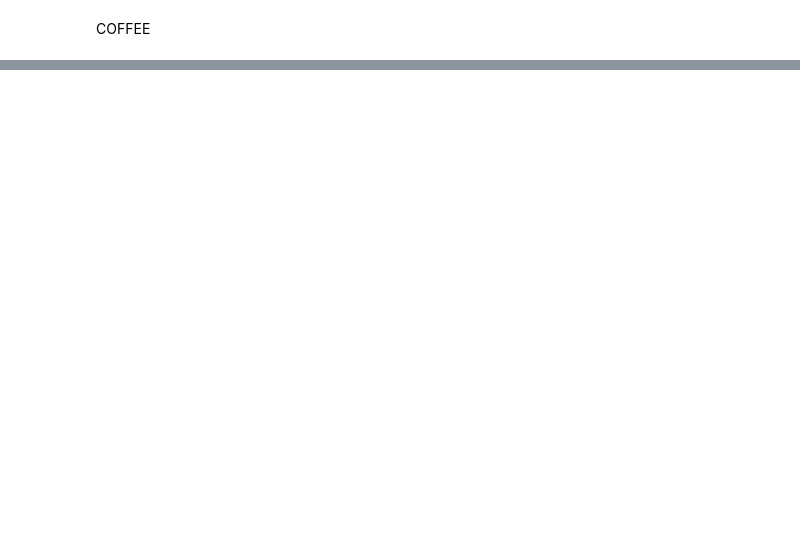
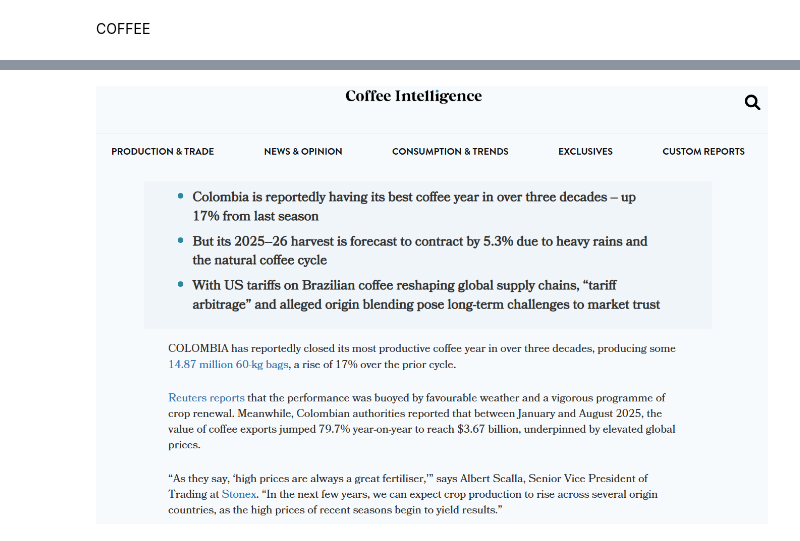
Before and after one commit to fannyhakim/applied-ML-Project, a Jupyter notebook: pipeline.ipynb, the cells around one changed output, grey strips where cells are left out. Cells and saved outputs as stored; diff of their text form; code cells hidden in the pictures; blank space fills up the shorter version.

```diff
--- a/pipeline.ipynb
+++ b/pipeline.ipynb
@@ -935,0 +1099,4 @@ fig.show()
+# %%
+display(Image(filename="figs/Screenshot 2026-06-01 145544.png"))
+# %% [output]
+[figure, added]
```
Also changed, not shown: parts of 46 cells of this notebook, 4 other files.
